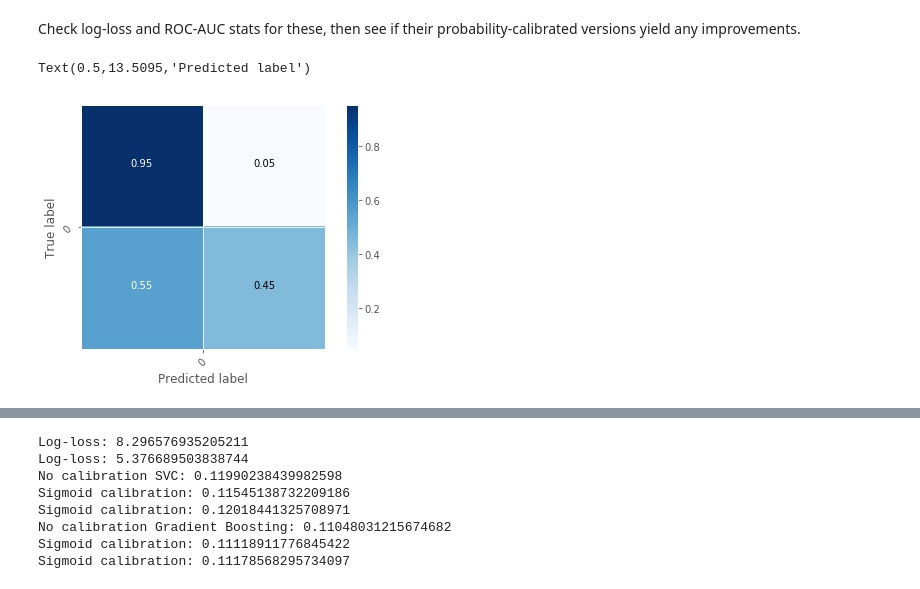
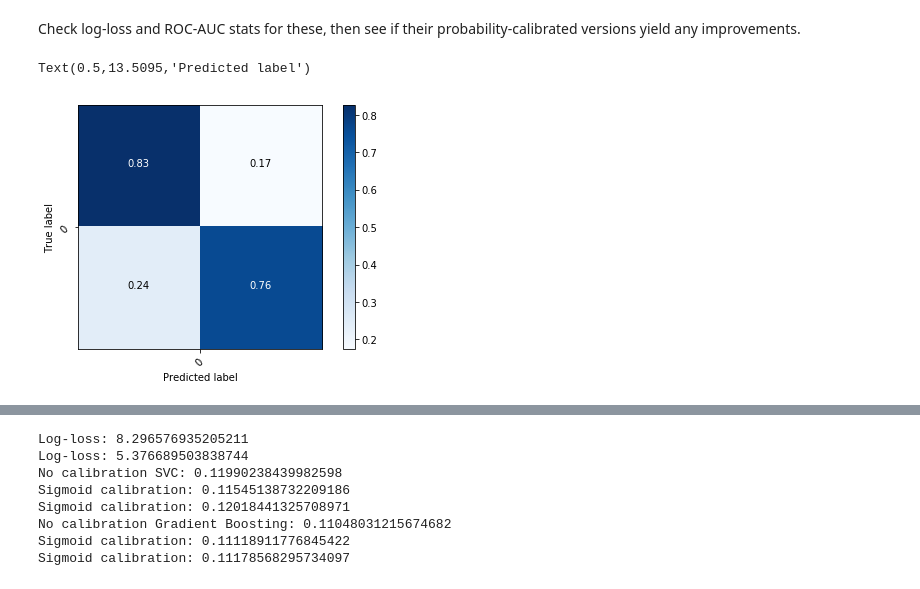
Before and after one commit to FridgeSeal/solaris, a Jupyter notebook: task2/Customer_exit_analysis.ipynb, the cells around one changed output, grey strips where cells are left out. Drawn from its saved outputs; the diff is of its cells as text; code cells hidden in the pictures.

```diff
--- a/task2/Customer_exit_analysis.ipynb
+++ b/task2/Customer_exit_analysis.ipynb
@@ -291,22 +301,22 @@ def basic_scoring(validation, y_true, model):
 #     Add (normalised) confusion matrix plots here
 # %%
 import itertools
-temp = clf2.predict(valXs)
+temp = clf1.predict(valXs)
 cfnm = confusion_matrix(valY, temp)
 cfnm = cfnm/cfnm.sum(axis=1)[:, np.newaxis]
 plt.imshow(cfnm, interpolation='nearest', cmap=plt.cm.Blues)
 plt.colorbar()
 plt.xticks([0.5], (0,1), rotation=45)
 plt.yticks([0.5], (0,1), rotation=45)
 thold = cfnm.max() / 2.
 for i, j in itertools.product(range(cfnm.shape[0]), range(cfnm.shape[1])):
     plt.text(j, i, format(cfnm[i, j], '.2f'), horizontalalignment='center', color='white' if cfnm[i,j] > thold else 'black')
 plt.tight_layout()
 plt.ylabel('True label')
 plt.xlabel('Predicted label')
 # %% [output]
 Text(0.5,13.5095,'Predicted label')
-[figure, old version]
+[figure, new version]
 # %%
 svc = {'C': 0.25, 'class_weight': 'balanced', 'coef0': 0.4, 'degree': 3, 'gamma': 0.3, 'kernel': 'poly', 'probability': True, 'random_state': 74}
 gbc = {'learning_rate': 0.05, 'max_depth': 10, 'max_features': None, 'min_samples_leaf': 3, 'min_samples_split': 0.3, 'n_estimators': 200, 'random_state': 74, 'subsample': 1}
```
Also changed, not shown: parts of 15 cells of this notebook.
